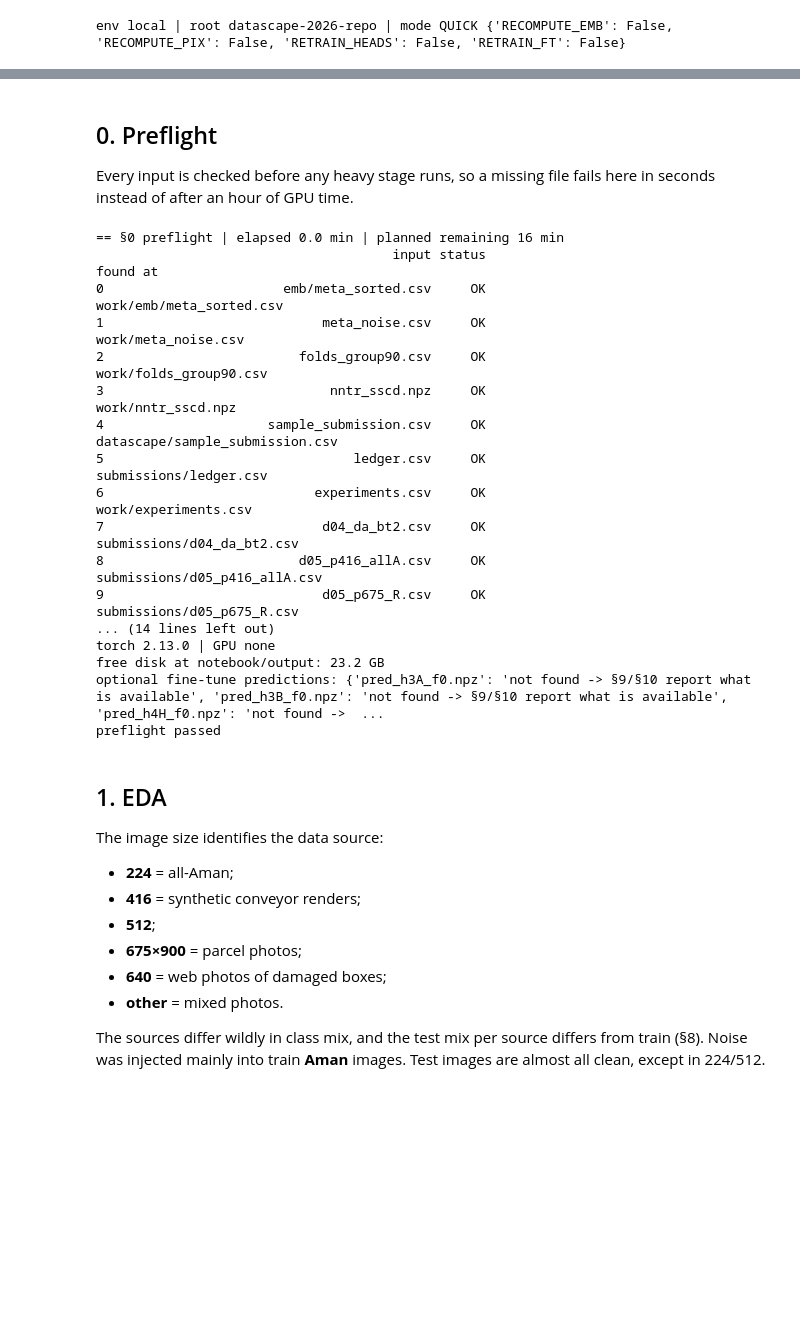
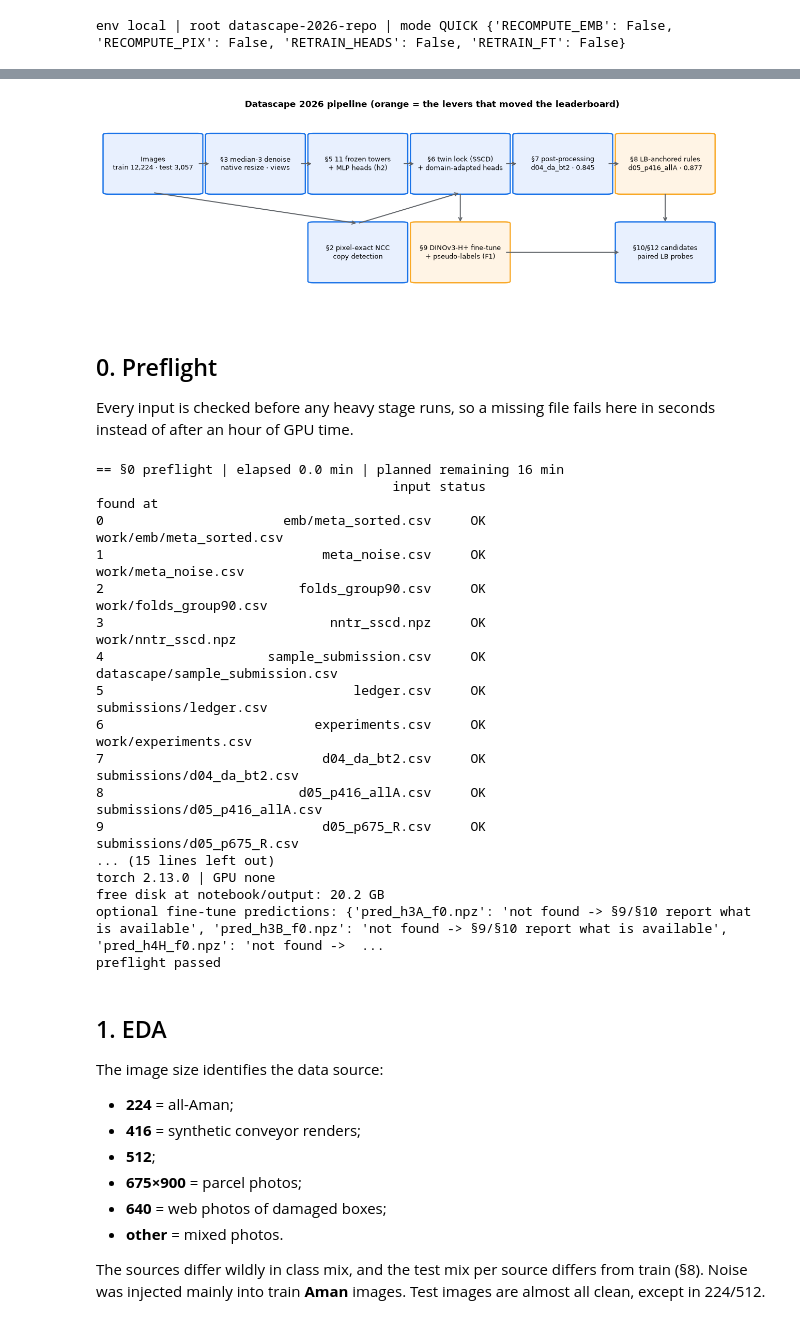
Before and after one commit to yauwes/datascape-jev-rlcd-pipeline, a Jupyter notebook: notebook/Datascape_Final_Pipeline.ipynb, the cells around one changed output, grey strips where cells are left out. Drawn from its saved outputs; the diff is of its cells as text; code cells hidden in the pictures; blank space fills up the shorter version.

```diff
--- a/notebook/Datascape_Final_Pipeline.ipynb
+++ b/notebook/Datascape_Final_Pipeline.ipynb
@@ -78,10 +89,36 @@ env local | root datascape-2026-repo | mode QUICK {'RECOMPUTE_EMB': False, 'RECO
+# %%
+import matplotlib as mpl
+from matplotlib.patches import FancyBboxPatch
+mpl.rcParams.update({'figure.dpi': 110, 'axes.spines.top': False, 'axes.spines.right': False, 'axes.grid': True, 'grid.alpha': 0.25,
+                     'font.size': 10, 'axes.titleweight': 'bold', 'axes.titlesize': 11})
+COL = {'Aman': '#2e7d32', 'Rusak': '#c62828', 'Lainnya': '#757575', 'blue': '#1a73e8', 'amber': '#f9a825'}
+def annotate(ax, fmt='{:.2f}', horizontal=False):
+    for p in ax.patches:
+        v = p.get_width() if horizontal else p.get_height()
+        if v and np.isfinite(v):
+            xy = (v, p.get_y() + p.get_height() / 2) if horizontal else (p.get_x() + p.get_width() / 2, v)
+            ax.annotate(fmt.format(v), xy, ha='left' if horizontal else 'center', va='center' if horizontal else 'bottom', fontsize=8, xytext=(2, 0) if horizontal else (0, 1), textcoords='offset points')
+fig, ax = plt.subplots(figsize=(15, 4.4)); ax.axis('off'); ax.set_xlim(0, 1); ax.set_ylim(0, 1)
+B = {'img': (0.01, 0.58, 'Images\ntrain 12,224 · test 3,057'), 'pre': (0.165, 0.58, '§3 median-3 denoise\nnative resize · views'), 'tow': (0.32, 0.58, '§5 11 frozen towers\n+ MLP heads (h2)'),
+     'da': (0.475, 0.58, '§6 twin lock (SSCD)\n+ domain-adapted heads'), 'pp': (0.63, 0.58, '§7 post-processing\nd04_da_bt2 · 0.845'), 'rule': (0.785, 0.58, '§8 LB-anchored rules\nd05_p416_allA · 0.877'),
+     'ncc': (0.32, 0.12, '§2 pixel-exact NCC\ncopy detection'), 'ft': (0.475, 0.12, '§9 DINOv3-H+ fine-tune\n+ pseudo-labels (F1)'), 'cand': (0.785, 0.12, '§10/§12 candidates\npaired LB probes')}
+for k, (x, y, t) in B.items():
+    hi = k in ('rule', 'ft'); ax.add_patch(FancyBboxPatch((x, y), 0.135, 0.3, boxstyle='round,pad=0.008', fc='#fff4e5' if hi else '#e8f0fe', ec=COL['amber'] if hi else COL['blue'], lw=1.6))
+    ax.text(x + 0.0675, y + 0.15, t, ha='center', va='center', fontsize=8.6)
+for a, b in [('img', 'pre'), ('pre', 'tow'), ('tow', 'da'), ('da', 'pp'), ('pp', 'rule'), ('ncc', 'da'), ('ft', 'cand'), ('rule', 'cand'), ('img', 'ncc'), ('da', 'ft')]:
+    (x0, y0, _), (x1, y1, _) = B[a], B[b]; s0 = (x0 + 0.135, y0 + 0.15) if abs(y0 - y1) < 0.01 else (x0 + 0.0675, y0 + (0 if y1 < y0 else 0.3))
+    e0 = (x1, y1 + 0.15) if abs(y0 - y1) < 0.01 else (x1 + 0.0675, y1 + (0.3 if y1 < y0 else 0))
+    ax.annotate('', e0, s0, arrowprops=dict(arrowstyle='->', color='#5f6368', lw=1.3))
+ax.set_title('Datascape 2026 pipeline (orange = the levers that moved the leaderboard)'); plt.show()
+# %% [output]
+[figure, added]
 # %% [markdown]
 ## 0. Preflight
 Every input is checked before any heavy stage runs, so a missing file fails here in seconds instead of after an hour of GPU time.
 # %%
 stage('preflight')
 need = ['emb/meta_sorted.csv', 'meta_noise.csv', 'folds_group90.csv', 'nntr_sscd.npz', 'sample_submission.csv', 'ledger.csv', 'experiments.csv',
-        'd04_da_bt2.csv', 'd05_p416_allA.csv', 'd05_p675_R.csv', 'd06_cur_A.csv', 'lbdelta.py'] + [f'preds/h2_peg_c11/pred_h2_peg_c11_f{k}.npz' for k in range(5)]
+        'd04_da_bt2.csv', 'd05_p416_allA.csv', 'd05_p675_R.csv', 'd06_cur_A.csv', 'lbdelta.py', 'results.tsv'] + [f'preds/h2_peg_c11/pred_h2_peg_c11_f{k}.npz' for k in range(5)]
 if not RETRAIN_HEADS: need += [f'preds/da_h2/pred_da_h2_f{k}.npz' for k in range(5)]
 if RETRAIN_HEADS and not RECOMPUTE_EMB: need += [f'emb/emb_{t}.npz' for t in ['vit_pe_core_large_patch14_336', 'vit_so400m_patch16_siglip_384', 'vit_large_patch14_dinov2', 'vit_large_patch14_clip_224', 'vit_huge_patch14_clip_224', 'eva02_large_patch14_clip_224', 'vit_pe_core_gigantic_patch14_448', 'eva02_enormous_patch14_clip_224', 'vit_huge_patch14_clip_378', 'vit_giantopt_patch16_siglip_384', 'vit_gigantic_patch14_clip_378']]
 FT_SCRIPT = find('kernels/ft/ft.py', False) or find('kernels/ft__ft.py', False)   # repo layout flattens kernels/<k>/<f> to kernels/<k>__<f>
@@ -117,9 +154,9 @@ print('preflight passed')
 7                            d04_da_bt2.csv     OK                    submissions/d04_da_bt2.csv
 8                         d05_p416_allA.csv     OK                 submissions/d05_p416_allA.csv
 9                            d05_p675_R.csv     OK                    submissions/d05_p675_R.csv
-... (14 lines left out)
+... (15 lines left out)
 torch 2.13.0 | GPU none
-free disk at notebook/output: 23.2 GB
+free disk at notebook/output: 20.2 GB
 optional fine-tune predictions: {'pred_h3A_f0.npz': 'not found -> §9/§10 report what is available', 'pred_h3B_f0.npz': 'not found -> §9/§10 report what is available', 'pred_h4H_f0.npz': 'not found ->  ...
 preflight passed
 # %% [markdown]
```
Also changed, not shown: parts of 19 cells of this notebook, 12 other files.
